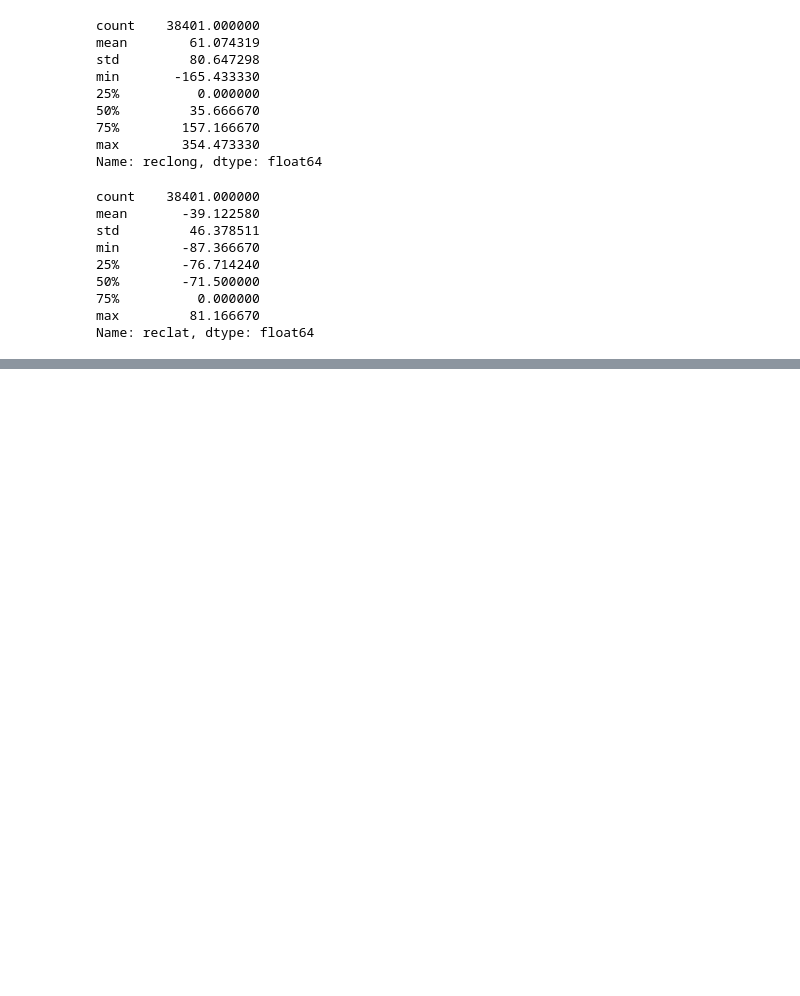
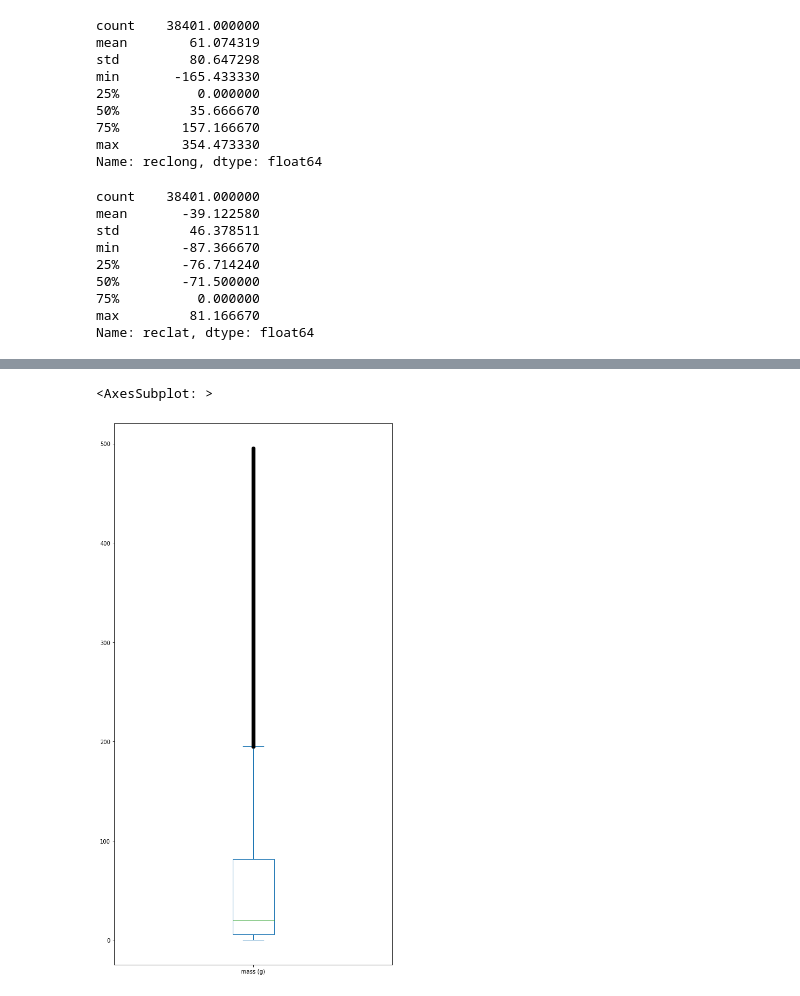
Before and after one commit to c-blomquist/Nasa-Meteorite-Landings-Data-Exploration, a Jupyter notebook: Meteorite_Landings.ipynb, the cells around one changed output, grey strips where cells are left out. Drawn from its saved outputs; the diff is of its cells as text; code cells hidden in the pictures; blank space fills up the shorter version.

Commit message:
Looking into location outlier, and investigating mass

```diff
--- a/Meteorite_Landings.ipynb
+++ b/Meteorite_Landings.ipynb
@@ -172,0 +209,8 @@ lat_long_df[lat_long_df['reclong'] == lat_long_df['reclong'].max()]
+# %%
+# Lower and upper bounds for outliers. using: Q1 - (1.5 * IQR), and Q3 + (1.5 * IQR)
+lower_bound = df['mass (g)'].quantile(0.25) - 1.5 * (df['mass (g)'].quantile(0.75) - df['mass (g)'].quantile(0.25))
+upper_bound = df['mass (g)'].quantile(0.75) + 1.5 * (df['mass (g)'].quantile(0.75) - df['mass (g)'].quantile(0.25))
+
+# filtering out the outliers
+mass_outliers = df[(df['mass (g)'] < lower_bound) | (df['mass (g)'] > upper_bound)]
+print(mass_outliers)
@@ -172,0 +235,5 @@ lat_long_df[lat_long_df['reclong'] == lat_long_df['reclong'].max()]
+# %%
+df['mass (g)'][(df['mass (g)'] > lower_bound) & (df['mass (g)'] < upper_bound)].plot(kind='box', figsize=(9, 18))
+# %% [output]
+<AxesSubplot: >
+[figure, added]
```
Also changed, not shown: parts of 9 cells of this notebook.
